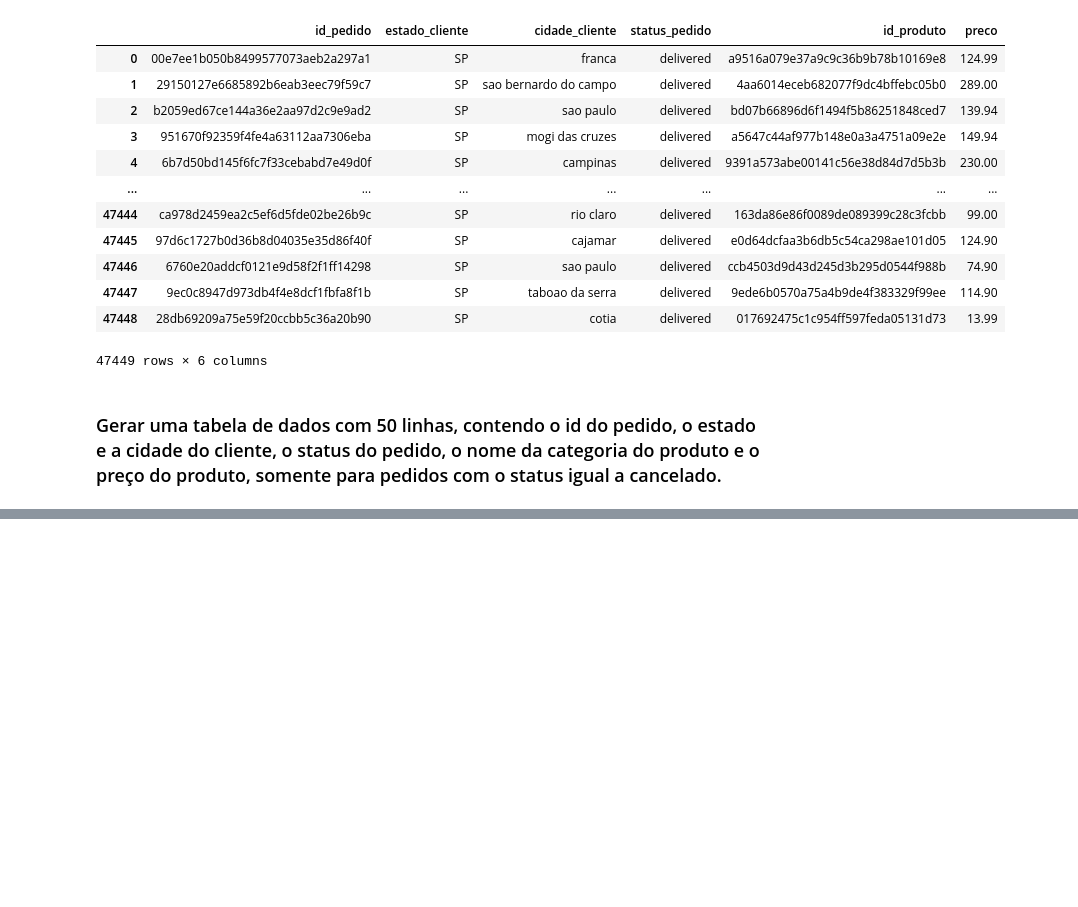
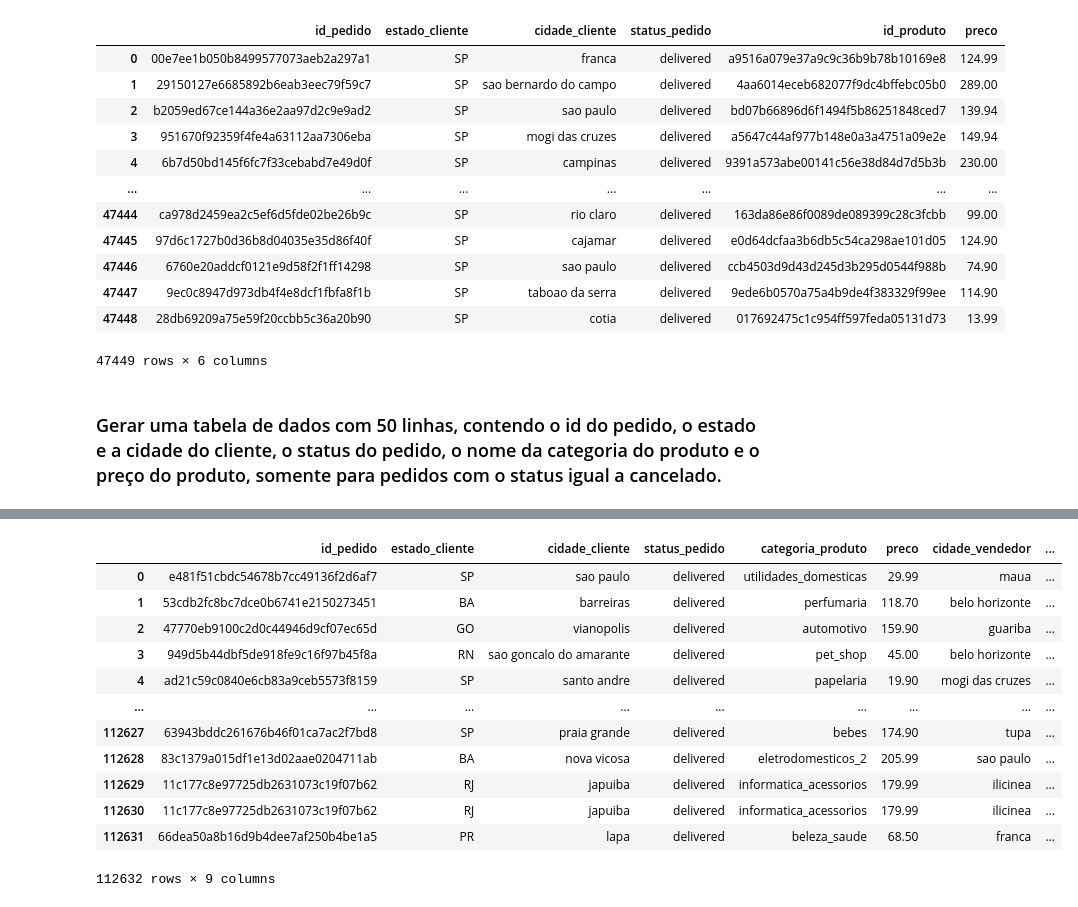
Before and after one commit to C41m/C41m-sql_ecommerce, a Jupyter notebook: sql.ipynb, the cells around one changed output, grey strips where cells are left out. Saved outputs shown, nothing was run; the diff lists cells and outputs as text; code cells hidden in the pictures; blank space fills up the shorter version.

```diff
--- a/sql.ipynb
+++ b/sql.ipynb
@@ -1611,0 +1653,44 @@ display(df)
+# %%
+cursor.execute(
+  """
+  SELECT
+    o.order_id AS id_pedido,
+    c.customer_state AS estado_cliente,
+    c.customer_city AS cidade_cliente,
+    o.order_status AS status_pedido,
+    p.product_category_name AS categoria_produto,
+    oi.price AS preco,
+    s.seller_city AS cidade_vendedor,
+    s.seller_state AS estado_vendedor,
+    o.order_approved_at AS data_aprovacao
+  FROM
+    orders o
+    INNER JOIN customer c ON (o.customer_id = c.customer_id)
+    INNER JOIN order_items oi ON (o.order_id = oi.order_id)
+    INNER JOIN products p ON (oi.product_id = p.product_id)
+    INNER JOIN sellers s ON (oi.seller_id = s.seller_id)
+  WHERE
+    o.order_approved_at > "2016-09-16"
+
+  """
+)
+
+rows = cursor.fetchall()
+
+df = pd.DataFrame(rows, columns=["id_pedido", "estado_cliente", "cidade_cliente", "status_pedido", "categoria_produto", "preco", "cidade_vendedor", "estado_vendedor", "data_aprovacao"])
+
+display(df)
+# %% [output]
+|  | id_pedido | estado_cliente | cidade_cliente | status_pedido | categoria_produto | preco | cidade_vendedor | ... |
+| 0 | e481f51cbdc54678b7cc49136f2d6af7 | SP | sao paulo | delivered | utilidades_domesticas | 29.99 | maua | ... |
+| 1 | 53cdb2fc8bc7dce0b6741e2150273451 | BA | barreiras | delivered | perfumaria | 118.70 | belo horizonte | ... |
+| 2 | 47770eb9100c2d0c44946d9cf07ec65d | GO | vianopolis | delivered | automotivo | 159.90 | guariba | ... |
+| 3 | 949d5b44dbf5de918fe9c16f97b45f8a | RN | sao goncalo do amarante | delivered | pet_shop | 45.00 | belo horizonte | ... |
+| 4 | ad21c59c0840e6cb83a9ceb5573f8159 | SP | santo andre | delivered | papelaria | 19.90 | mogi das cruzes | ... |
+| ... | ... | ... | ... | ... | ... | ... | ... | ... |
+| 112627 | 63943bddc261676b46f01ca7ac2f7bd8 | SP | praia grande | delivered | bebes | 174.90 | tupa | ... |
+| 112628 | 83c1379a015df1e13d02aae0204711ab | BA | nova vicosa | delivered | eletrodomesticos_2 | 205.99 | sao paulo | ... |
+| 112629 | 11c177c8e97725db2631073c19f07b62 | RJ | japuiba | delivered | informatica_acessorios | 179.99 | ilicinea | ... |
+| 112630 | 11c177c8e97725db2631073c19f07b62 | RJ | japuiba | delivered | informatica_acessorios | 179.99 | ilicinea | ... |
+| 112631 | 66dea50a8b16d9b4dee7af250b4be1a5 | PR | lapa | delivered | beleza_saude | 68.50 | franca | ... |
+112632 rows × 9 columns
```
Also changed, not shown: parts of 4 cells of this notebook, 1 other file.
